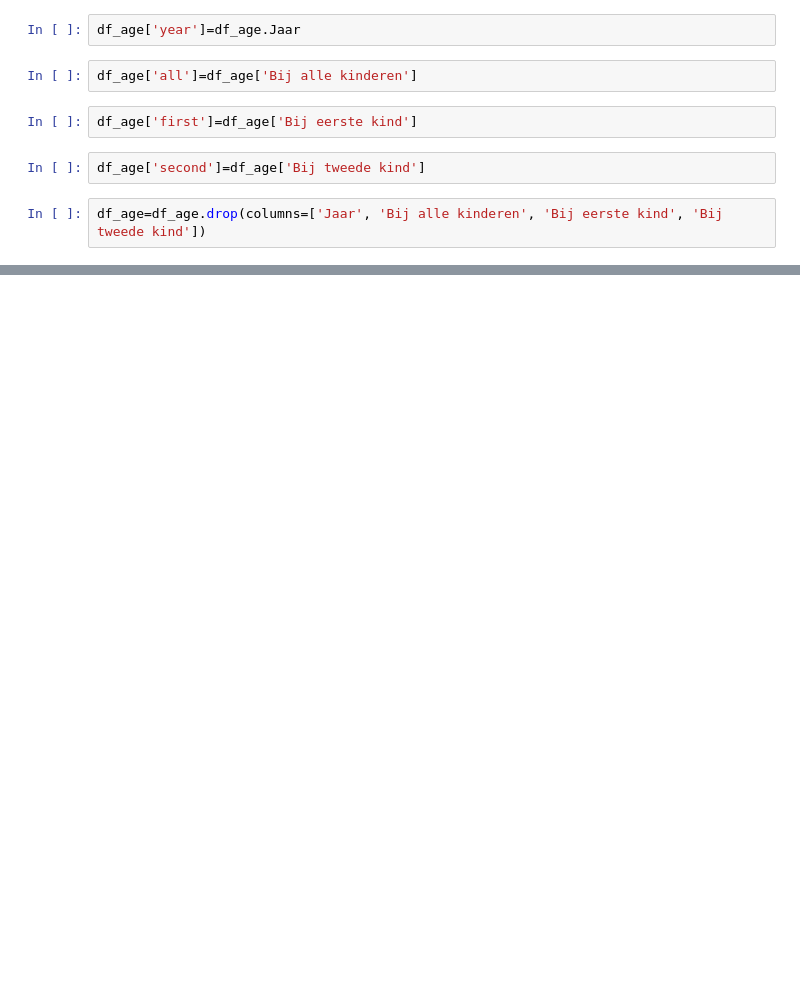
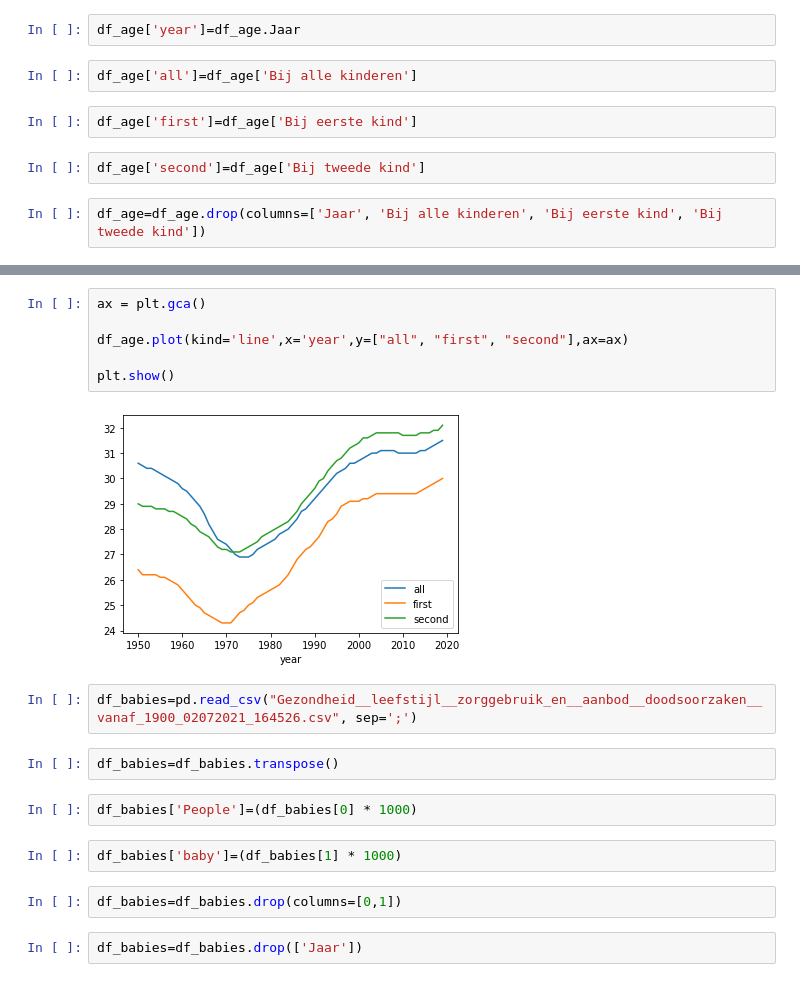
Before and after one commit to christajosephina/Project-week-4, a Jupyter notebook: childbirth.ipynb, the cells around one changed output, grey strips where cells are left out. Cells and saved outputs as stored; diff of their text form; blank space fills up the shorter version.

```diff
--- a/childbirth.ipynb
+++ b/childbirth.ipynb
@@ -95,0 +93,20 @@ df_amount
+# %%
+ax = plt.gca()
+
+df_age.plot(kind='line',x='year',y=["all", "first", "second"],ax=ax)
+
+plt.show()
+# %% [output]
+[figure, added]
+# %%
+df_babies=pd.read_csv("Gezondheid__leefstijl__zorggebruik_en__aanbod__doodsoorzaken__vanaf_1900_02072021_164526.csv", sep=';')
+# %%
+df_babies=df_babies.transpose()
+# %%
+df_babies['People']=(df_babies[0] * 1000)
+# %%
+df_babies['baby']=(df_babies[1] * 1000)
+# %%
+df_babies=df_babies.drop(columns=[0,1])
+# %%
+df_babies=df_babies.drop(['Jaar'])
```
Also changed, not shown: parts of 16 cells of this notebook, 2 other files.
